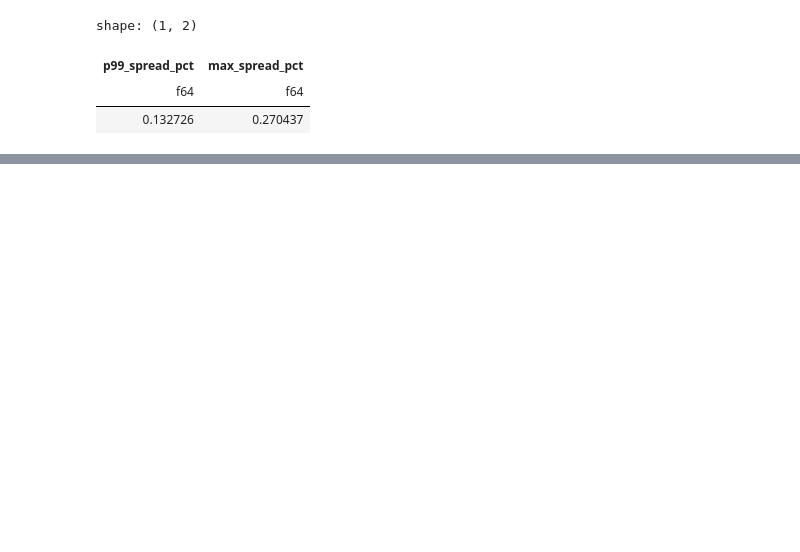
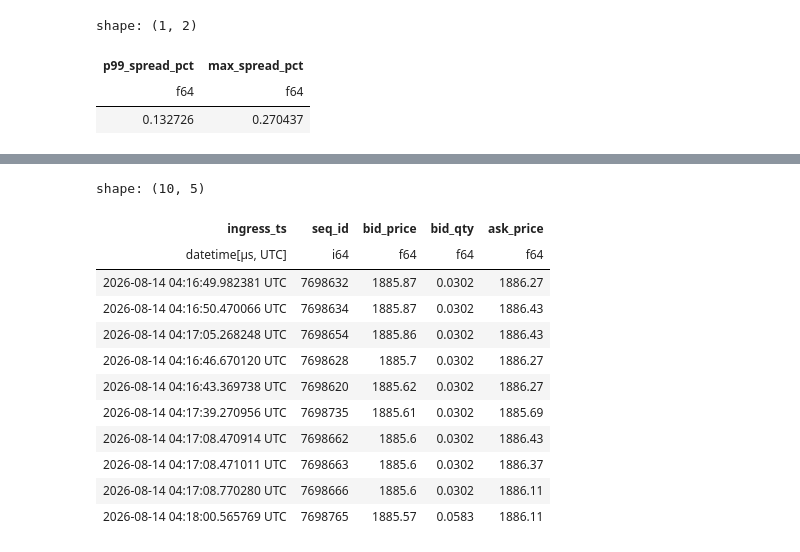
Before and after one commit to danielfilippi/lotech-dqwork, a Jupyter notebook: notebooks/b_initial.ipynb, the cells around one changed output, grey strips where cells are left out. Drawn from its saved outputs; the diff is of its cells as text; code cells hidden in the pictures; blank space fills up the shorter version.

```diff
--- a/notebooks/b_initial.ipynb
+++ b/notebooks/b_initial.ipynb
@@ -149,0 +193,16 @@ shape: (1, 2)
+# %%
+df.sort("bid_price", descending=True, nulls_last=True).select("ingress_ts", "seq_id", "bid_price", "bid_qty", "ask_price").head(10)
+# %% [output]
+shape: (10, 5)
+| ingress_ts | seq_id | bid_price | bid_qty | ask_price |
+| datetime[μs, UTC] | i64 | f64 | f64 | f64 |
+| 2026-08-14 04:16:49.982381 UTC | 7698632 | 1885.87 | 0.0302 | 1886.27 |
+| 2026-08-14 04:16:50.470066 UTC | 7698634 | 1885.87 | 0.0302 | 1886.43 |
+| 2026-08-14 04:17:05.268248 UTC | 7698654 | 1885.86 | 0.0302 | 1886.43 |
+| 2026-08-14 04:16:46.670120 UTC | 7698628 | 1885.7 | 0.0302 | 1886.27 |
+| 2026-08-14 04:16:43.369738 UTC | 7698620 | 1885.62 | 0.0302 | 1886.27 |
+| 2026-08-14 04:17:39.270956 UTC | 7698735 | 1885.61 | 0.0302 | 1885.69 |
+| 2026-08-14 04:17:08.470914 UTC | 7698662 | 1885.6 | 0.0302 | 1886.43 |
+| 2026-08-14 04:17:08.471011 UTC | 7698663 | 1885.6 | 0.0302 | 1886.37 |
+| 2026-08-14 04:17:08.770280 UTC | 7698666 | 1885.6 | 0.0302 | 1886.11 |
+| 2026-08-14 04:18:00.565769 UTC | 7698765 | 1885.57 | 0.0583 | 1886.11 |
```
Also changed, not shown: parts of 8 cells of this notebook, 10 other files.
